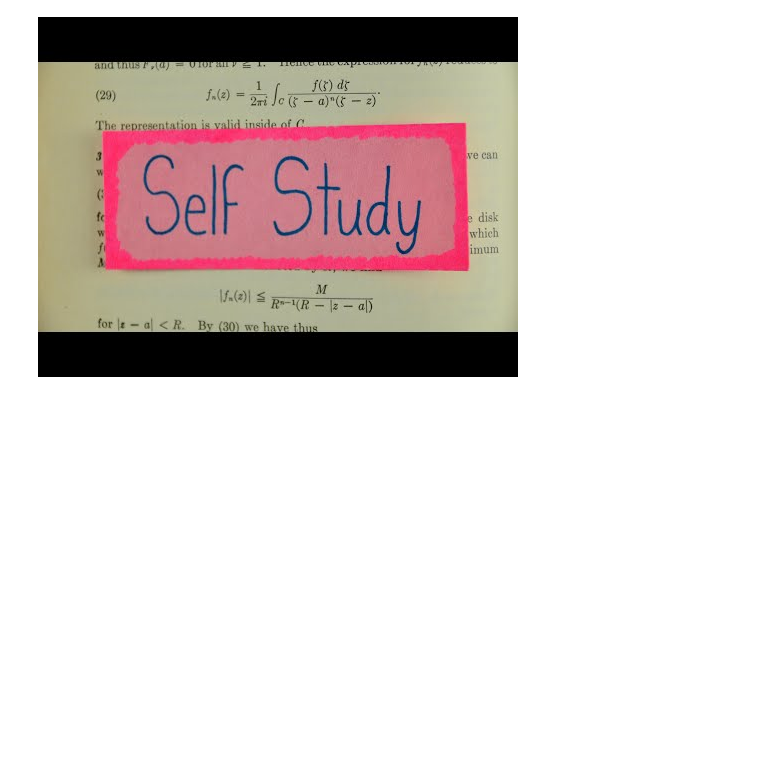
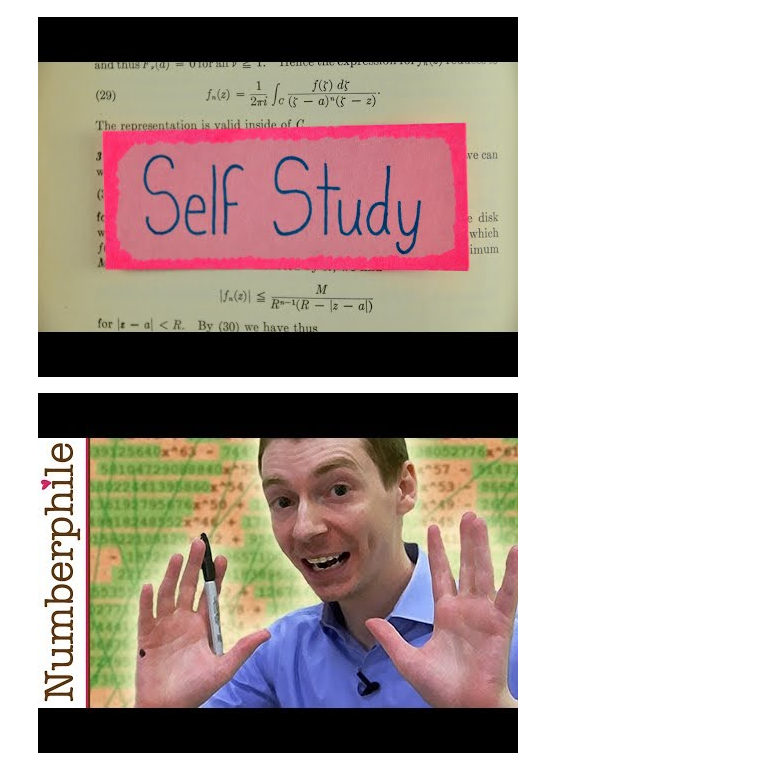
Before and after one commit to 4dsolutions/m4w, a Jupyter notebook: Curated_Videos.ipynb, the cells around one changed output. Cells and saved outputs as stored; diff of their text form; code cells hidden in the pictures; blank space fills up the shorter version.

```diff
--- a/Curated_Videos.ipynb
+++ b/Curated_Videos.ipynb
@@ -23,3 +23,7 @@ YouTubeVideo("oDyviiN4NVo")
 YouTubeVideo("byNaO_zn2fI")  # https://youtu.be/byNaO_zn2fI?si=hF6CeArv3eMZ4iIh
 # %% [output]
 [figure]
+# %%
+YouTubeVideo("HvMSRWTE2mI")
+# %% [output]
+[figure, added]
```
Also changed, not shown: 1 other file.
